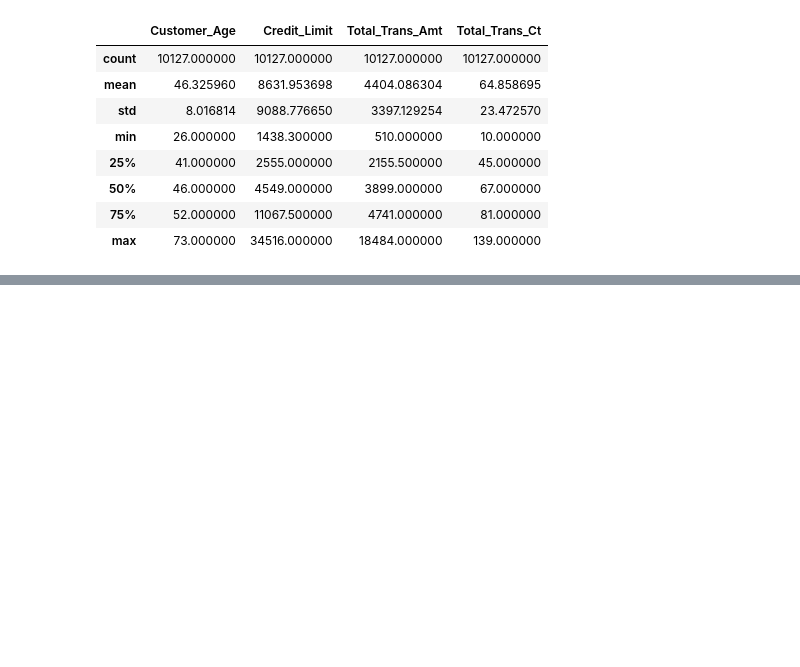
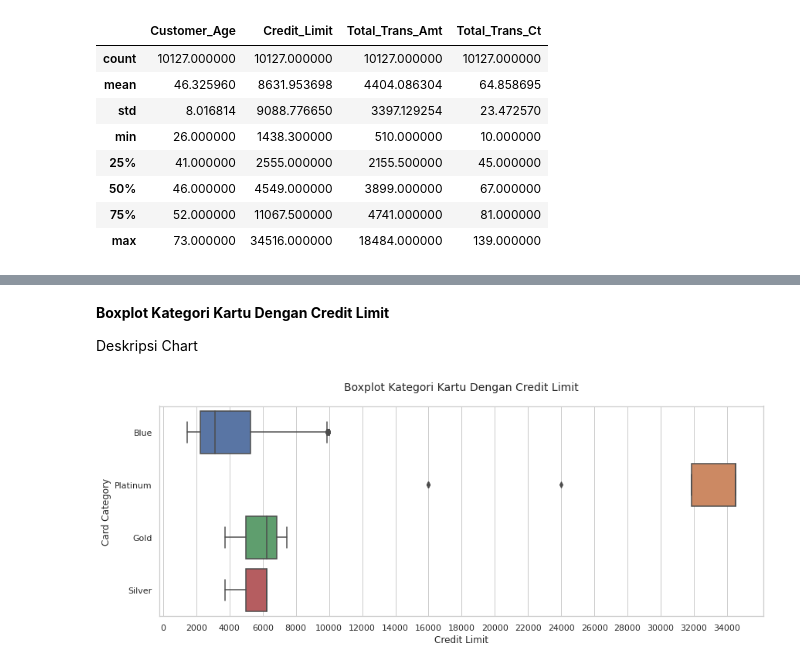
Before and after one commit to Naufaal-HL/Tugas-Besar-Statistika-Credit-Card-Exploration-Data-Mining, a Jupyter notebook: Tubes_Statistika.ipynb, the cells around one changed output, grey strips where cells are left out. Saved outputs shown, nothing was run; the diff lists cells and outputs as text; code cells hidden in the pictures; blank space fills up the shorter version.

```diff
--- a/Tubes_Statistika.ipynb
+++ b/Tubes_Statistika.ipynb
@@ -186,8 +181,7 @@ for x in range(5):
 Category_Limit = data
 Category_Limit = Category_Limit.drop(['Attrition_Flag', 'Education_Level','Income_Category', 'Customer_Age','Total_Trans_Amt','Total_Trans_Ct'], axis=1)
 
-for x in range(26):
-  # Menghitung Interquartile
+for x in range(17):
   Q1 = Category_Limit['Credit_Limit'].quantile(0.25)
   Q3 = Category_Limit['Credit_Limit'].quantile(0.75)
   IQR = Q3 - Q1
@@ -195,6 +189,4 @@ for x in range(26):
   BB = Q1 - (1.5 * IQR)
   BA = Q3 + (1.5 * IQR)
 
-  Category_Limit = Category_Limit[~((Category_Limit['Credit_Limit'] < BB) | (Category_Limit['Credit_Limit'] > BA))]
-
-Category_Limit.shape
+  Category_Limit = Category_Limit[~((Category_Limit['Credit_Limit'] < BB) | (Category_Limit['Credit_Limit'] > BA) & (Category_Limit['Card_Category'] != 'Platinum'))]
@@ -300,0 +315,8 @@ plt.show()
+# %% [markdown]
+**Boxplot Kategori Kartu Dengan Credit Limit**
+
+Deskripsi Chart
+# %%
+boxplot_card_credit_limit()
+# %% [output]
+[figure, added]
```
Also changed, not shown: parts of 31 cells of this notebook.
